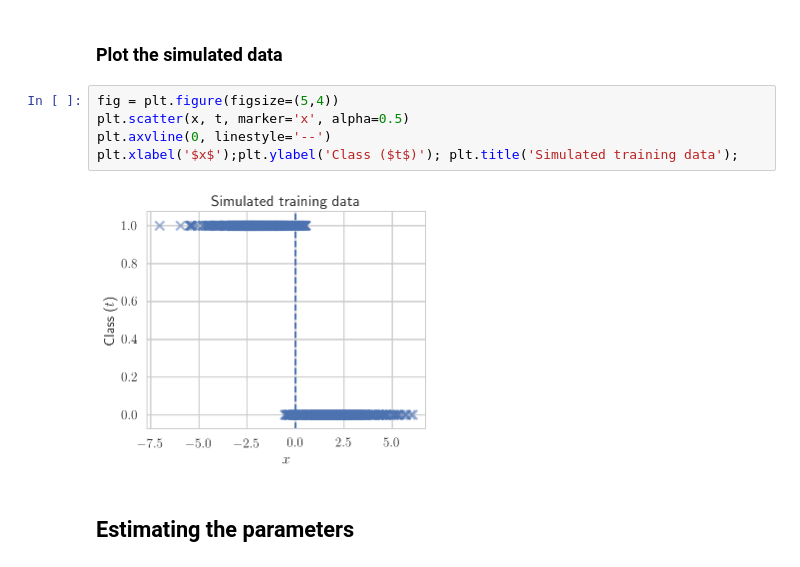
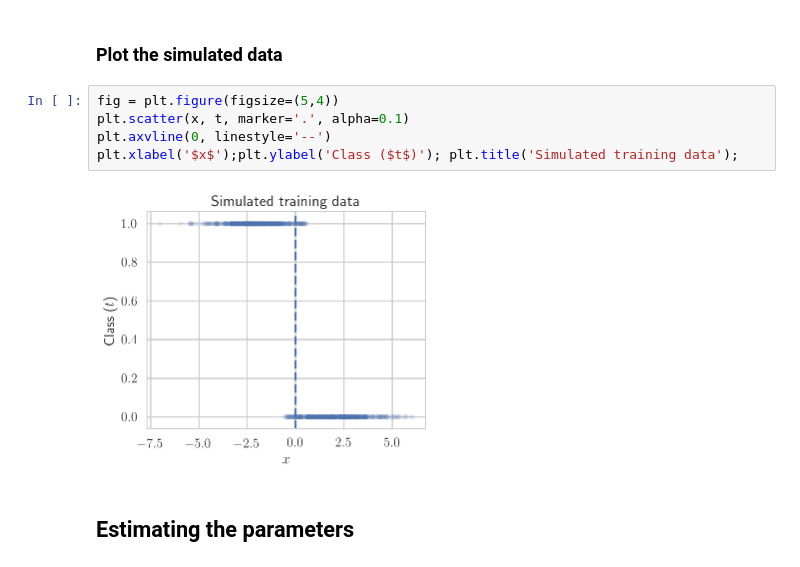
Before and after one commit to lmarti/machine-learning, a Jupyter notebook: 03. Linear classification.ipynb, the cells around one changed output. Cells and saved outputs as stored; diff of their text form.

```diff
--- a/03. Linear classification.ipynb
+++ b/03. Linear classification.ipynb
@@ -394,11 +394,11 @@ for i in range(num_samples):
 ### Plot the simulated data
 # %%
 fig = plt.figure(figsize=(5,4))
-plt.scatter(x, t, marker='x', alpha=0.5)
+plt.scatter(x, t, marker='.', alpha=0.1)
 plt.axvline(0, linestyle='--')
 plt.xlabel('$x$');plt.ylabel('Class ($t$)'); plt.title('Simulated training data');
 # %% [output]
-[figure, old version]
+[figure, new version]
 # %% [markdown]
 ## Estimating the parameters
 # %%
```
Also changed, not shown: parts of 6 cells of this notebook, 2 other files.
